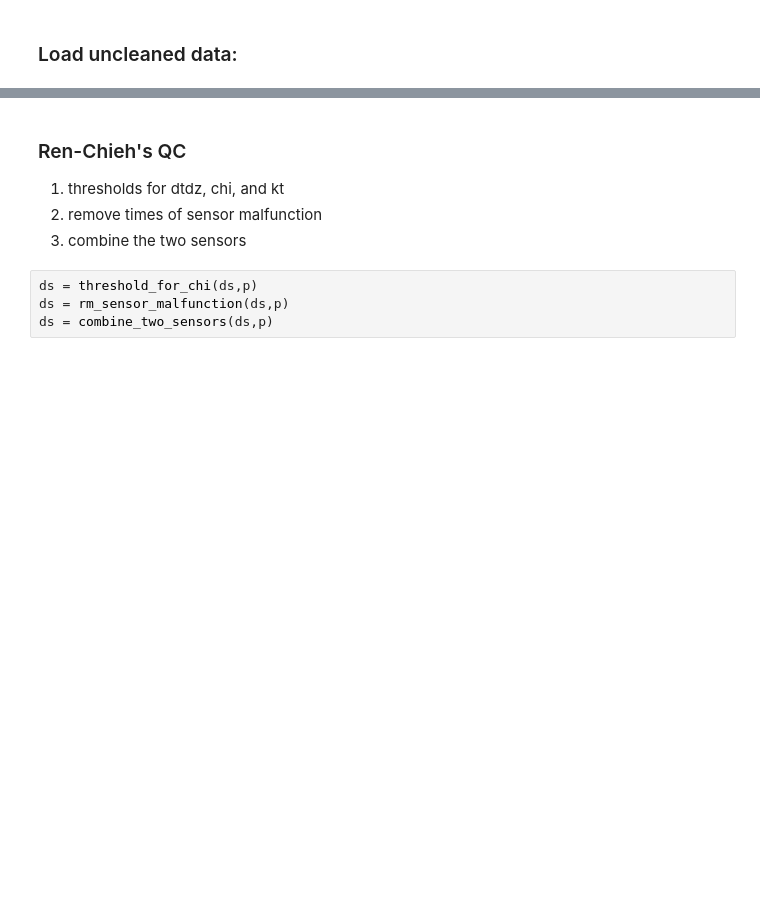
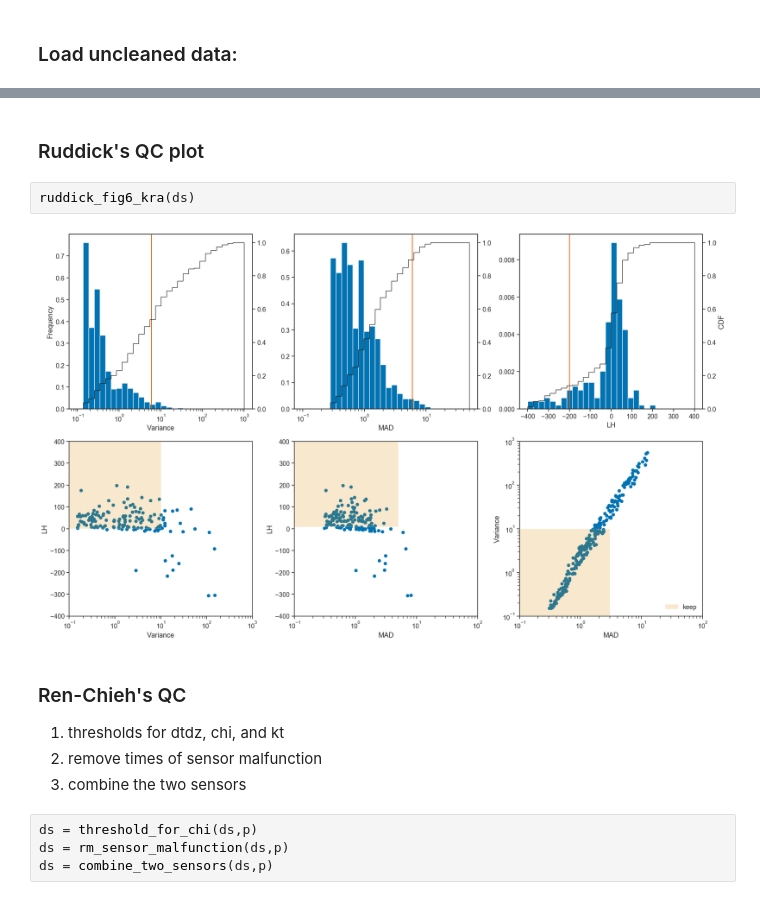
Before and after one commit to sessink/epsilon_from_emapex, a Jupyter notebook: notebooks/qc_epsilon.ipynb, the cells around one changed output, grey strips where cells are left out. Drawn from its saved outputs; the diff is of its cells as text; blank space fills up the shorter version.

```diff
--- a/notebooks/qc_epsilon.ipynb
+++ b/notebooks/qc_epsilon.ipynb
@@ -64,3 +141,9 @@ plot_correlation(ds.eps1_rc, ds.eps1_kra)
+# %% [markdown]
+### Ruddick's QC plot
+# %%
+ruddick_fig6_kra(ds)
+# %% [output]
+[figure, added]
 # %% [markdown]
 ### Ren-Chieh's QC
 
```
Also changed, not shown: parts of 17 cells of this notebook, 3 other files.
